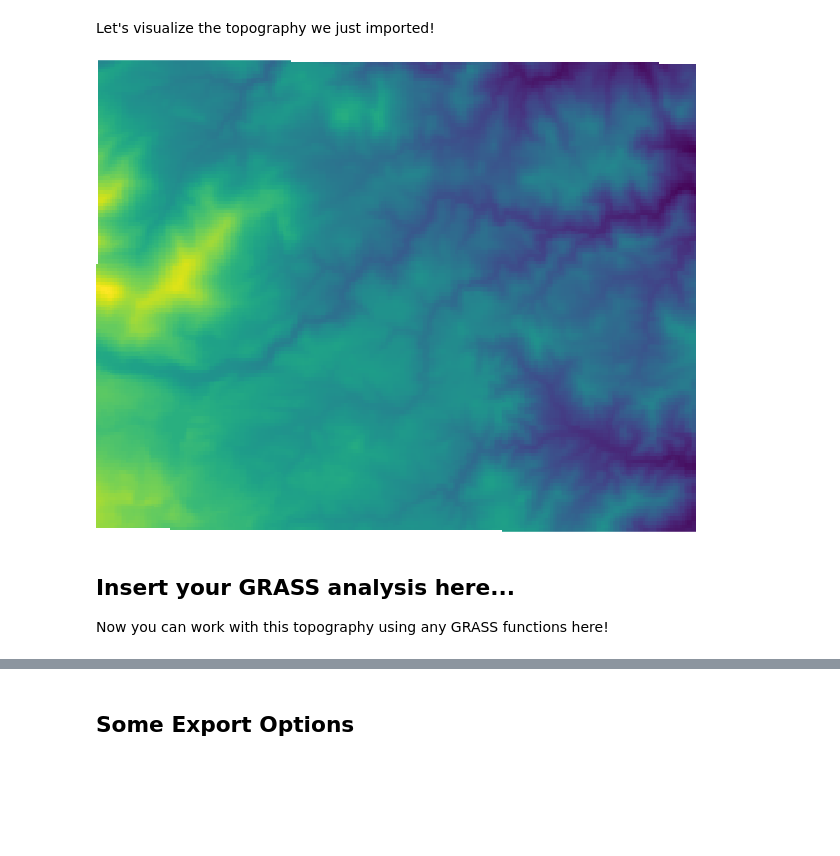
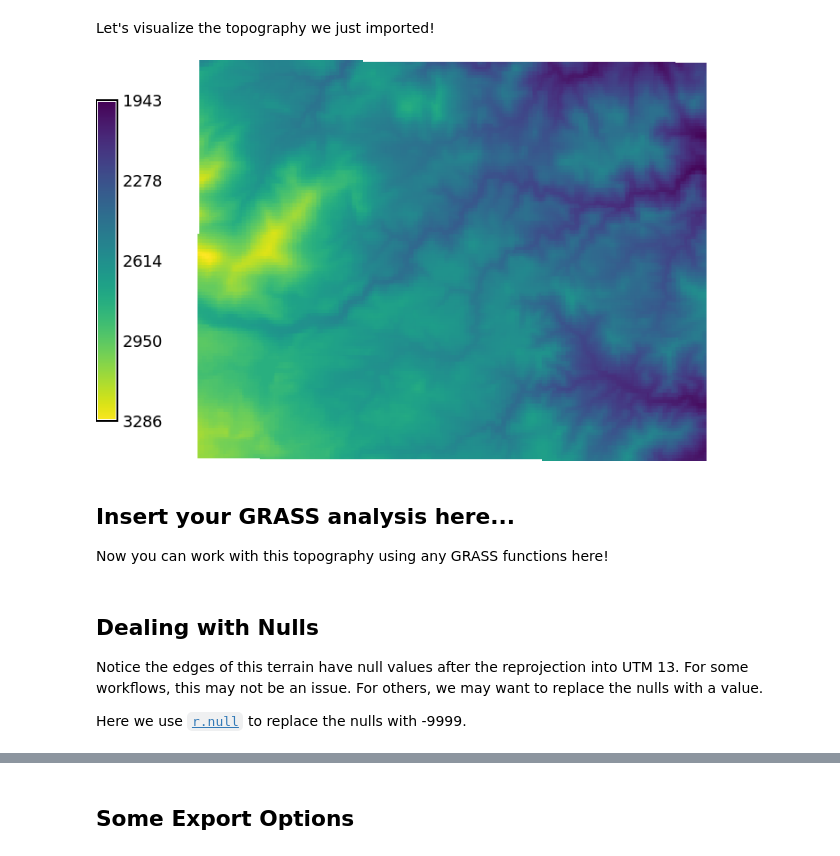
Before and after one commit to chaedri/bmi-topography-grass, a Jupyter notebook: bmi-topography-to-GRASS.ipynb, the cells around one changed output, grey strips where cells are left out. Drawn from its saved outputs; the diff is of its cells as text; code cells hidden in the pictures; blank space fills up the shorter version.

```diff
--- a/bmi-topography-to-GRASS.ipynb
+++ b/bmi-topography-to-GRASS.ipynb
@@ -115,11 +115,18 @@ cells:      91388
 # %% [markdown]
 Let's visualize the topography we just imported!
 # %%
-omg = gj.Map()
-omg.d_rast(map="dem")
-omg.show()
+img = gj.Map(width = 800, height = 450)
+img.d_rast(map="dem")
+img.d_legend(raster="dem", at=(10,90,0,3), bgcolor="white")
+img.show()
 # %% [output]
-[figure, old version]
+[figure, new version]
 # %% [markdown]
 ## Insert your GRASS analysis here...
 Now you can work with this topography using any GRASS functions here!
+# %% [markdown]
+## Dealing with Nulls
+
+Notice the edges of this terrain have null values after the reprojection into UTM 13. For some workflows, this may not be an issue. For others, we may want to replace the nulls with a value.
+
+Here we use [`r.null`](https://grass.osgeo.org/grass83/manuals/r.null.html) to replace the nulls with -9999.
```
Also changed, not shown: parts of 21 cells of this notebook.
